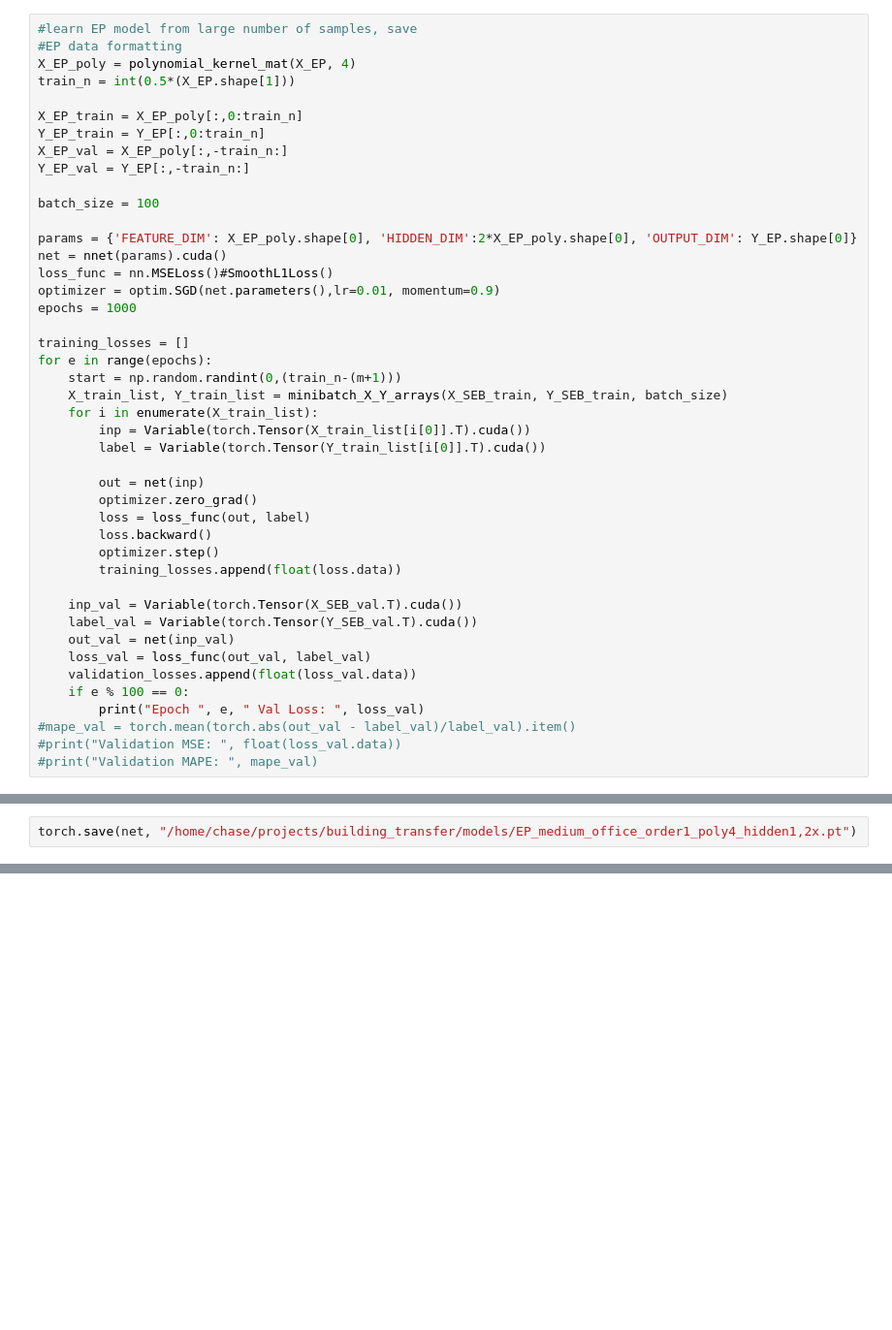
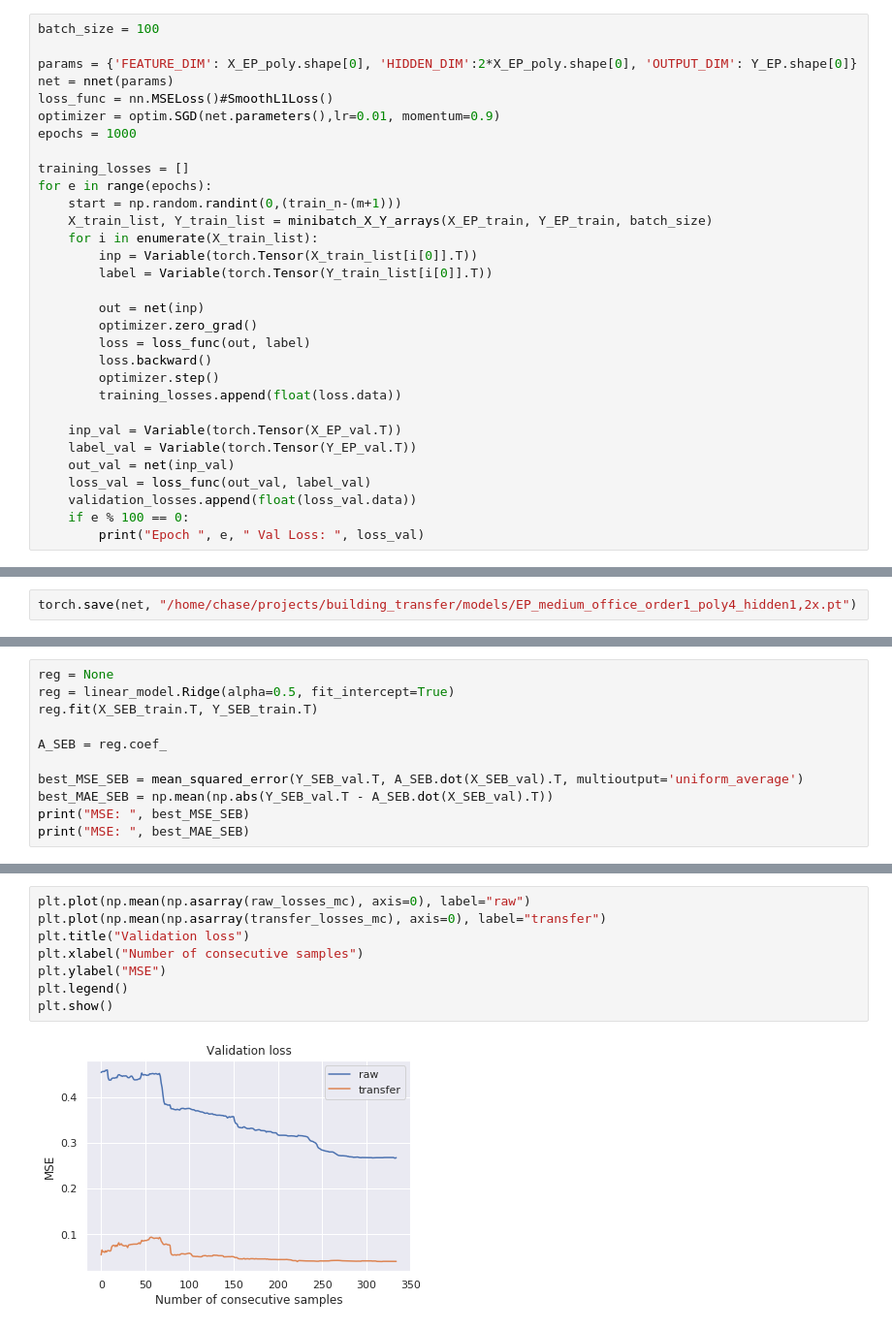
Before and after one commit to cpatdowling/building_transfer, a Jupyter notebook: notebooks/transfer_EPlus_to_SEB.ipynb, the cells around one changed output, grey strips where cells are left out. Shown at 97% size. Drawn from its saved outputs; the diff is of its cells as text; blank space fills up the shorter version.

```diff
--- a/notebooks/transfer_EPlus_to_SEB.ipynb
+++ b/notebooks/transfer_EPlus_to_SEB.ipynb
@@ -735,20 +765,10 @@ Model order 1, no first diff, losses: [0.23693774627422323, 0.23693774627422323,
 # %% [markdown]
 ### FF NN
 # %%
-#learn EP model from large number of samples, save
-#EP data formatting
-X_EP_poly = polynomial_kernel_mat(X_EP, 4)
-train_n = int(0.5*(X_EP.shape[1]))
-
-X_EP_train = X_EP_poly[:,0:train_n]
-Y_EP_train = Y_EP[:,0:train_n]
-X_EP_val = X_EP_poly[:,-train_n:]
-Y_EP_val = Y_EP[:,-train_n:]
-
 batch_size = 100
 
 params = {'FEATURE_DIM': X_EP_poly.shape[0], 'HIDDEN_DIM':2*X_EP_poly.shape[0], 'OUTPUT_DIM': Y_EP.shape[0]}
-net = nnet(params).cuda()
+net = nnet(params)
 loss_func = nn.MSELoss()#SmoothL1Loss()
 optimizer = optim.SGD(net.parameters(),lr=0.01, momentum=0.9)
 epochs = 1000
@@ -756,10 +776,10 @@ epochs = 1000
 training_losses = []
 for e in range(epochs):
     start = np.random.randint(0,(train_n-(m+1)))
-    X_train_list, Y_train_list = minibatch_X_Y_arrays(X_SEB_train, Y_SEB_train, batch_size)
+    X_train_list, Y_train_list = minibatch_X_Y_arrays(X_EP_train, Y_EP_train, batch_size)
     for i in enumerate(X_train_list):
-        inp = Variable(torch.Tensor(X_train_list[i[0]].T).cuda())
-        label = Variable(torch.Tensor(Y_train_list[i[0]].T).cuda())
+        inp = Variable(torch.Tensor(X_train_list[i[0]].T))
+        label = Variable(torch.Tensor(Y_train_list[i[0]].T))
 
         out = net(inp)
         optimizer.zero_grad()
@@ -768,14 +788,11 @@ for e in range(epochs):
         optimizer.step()
         training_losses.append(float(loss.data))
 
-    inp_val = Variable(torch.Tensor(X_SEB_val.T).cuda())
-    label_val = Variable(torch.Tensor(Y_SEB_val.T).cuda())
+    inp_val = Variable(torch.Tensor(X_EP_val.T))
+    label_val = Variable(torch.Tensor(Y_EP_val.T))
     out_val = net(inp_val)
     loss_val = loss_func(out_val, label_val)
     validation_losses.append(float(loss_val.data))
     if e % 100 == 0:
         print("Epoch ", e, " Val Loss: ", loss_val)
-#mape_val = torch.mean(torch.abs(out_val - label_val)/label_val).item()
-#print("Validation MSE: ", float(loss_val.data))
-#print("Validation MAPE: ", mape_val)
 # %% [output]
@@ -804,0 +820,11 @@ NameError: name 'X_EP_poly' is not defined
+# %%
+reg = None
+reg = linear_model.Ridge(alpha=0.5, fit_intercept=True)
+reg.fit(X_SEB_train.T, Y_SEB_train.T)
+
+A_SEB = reg.coef_
+
+best_MSE_SEB = mean_squared_error(Y_SEB_val.T, A_SEB.dot(X_SEB_val).T, multioutput='uniform_average')
+best_MAE_SEB = np.mean(np.abs(Y_SEB_val.T - A_SEB.dot(X_SEB_val).T))
+print("MSE: ", best_MSE_SEB)
+print("MSE: ", best_MAE_SEB)
@@ -804,0 +889,10 @@ NameError: name 'X_EP_poly' is not defined
+# %%
+plt.plot(np.mean(np.asarray(raw_losses_mc), axis=0), label="raw")
+plt.plot(np.mean(np.asarray(transfer_losses_mc), axis=0), label="transfer")
+plt.title("Validation loss")
+plt.xlabel("Number of consecutive samples")
+plt.ylabel("MSE")
+plt.legend()
+plt.show()
+# %% [output]
+[figure, added]
```
Also changed, not shown: parts of 21 cells of this notebook, 4 other files.
